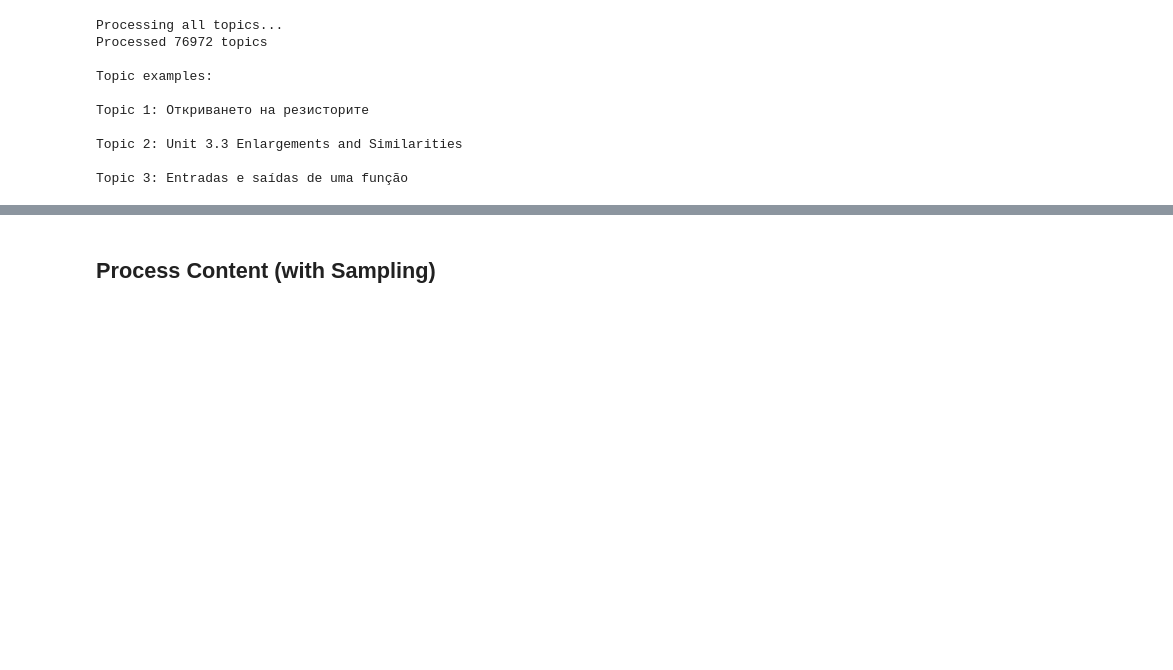
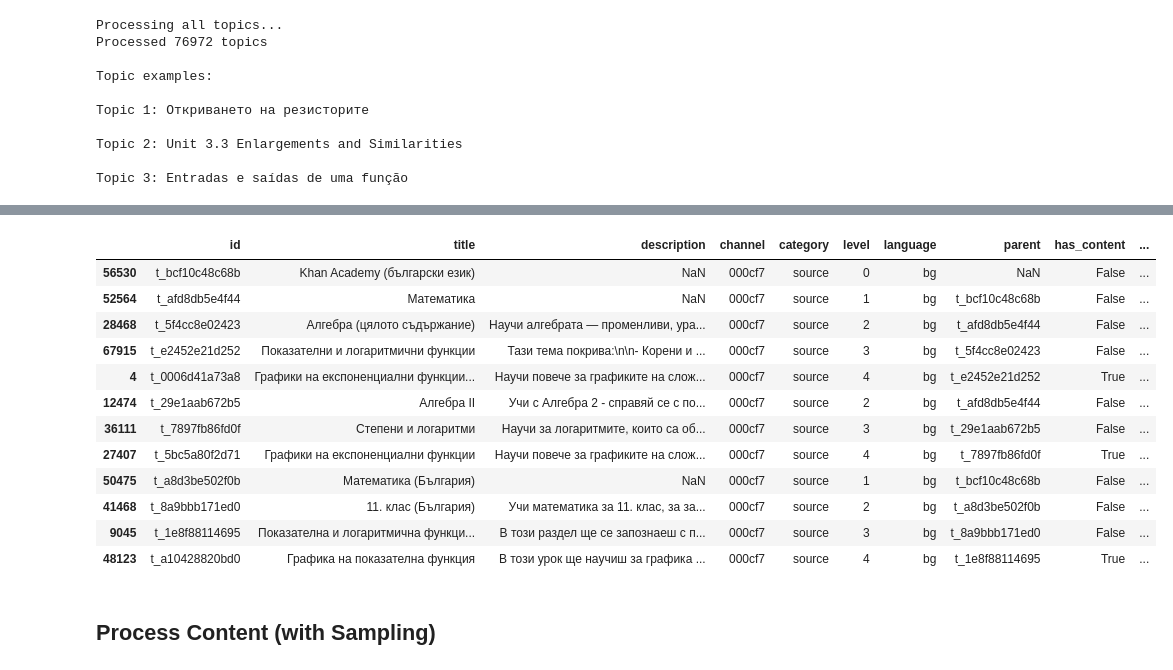
Before and after one commit to pablowatfi/topic-pred, a Jupyter notebook: notebooks/topic_prediction_training_refactored.ipynb, the cells around one changed output, grey strips where cells are left out. Cells and saved outputs as stored; diff of their text form; code cells hidden in the pictures; blank space fills up the shorter version.

```diff
--- a/notebooks/topic_prediction_training_refactored.ipynb
+++ b/notebooks/topic_prediction_training_refactored.ipynb
@@ -173,3 +250,19 @@ Topic 3: Entradas e saídas de uma função
+# %%
+tops
+# %% [output]
+|  | id | title | description | channel | category | level | language | parent | has_content | ... |
+| 56530 | t_bcf10c48c68b | Khan Academy (български език) | NaN | 000cf7 | source | 0 | bg | NaN | False | ... |
+| 52564 | t_afd8db5e4f44 | Математика | NaN | 000cf7 | source | 1 | bg | t_bcf10c48c68b | False | ... |
+| 28468 | t_5f4cc8e02423 | Алгебра (цялото съдържание) | Научи алгебрата — променливи, ура... | 000cf7 | source | 2 | bg | t_afd8db5e4f44 | False | ... |
+| 67915 | t_e2452e21d252 | Показателни и логаритмични функции | Тази тема покрива:\n\n- Корени и ... | 000cf7 | source | 3 | bg | t_5f4cc8e02423 | False | ... |
+| 4 | t_0006d41a73a8 | Графики на експоненциални функции... | Научи повече за графиките на слож... | 000cf7 | source | 4 | bg | t_e2452e21d252 | True | ... |
+| 12474 | t_29e1aab672b5 | Алгебра II | Учи с Алгебра 2 - справяй се с по... | 000cf7 | source | 2 | bg | t_afd8db5e4f44 | False | ... |
+| 36111 | t_7897fb86fd0f | Степени и логаритми | Научи за логаритмите, които са об... | 000cf7 | source | 3 | bg | t_29e1aab672b5 | False | ... |
+| 27407 | t_5bc5a80f2d71 | Графики на експоненциални функции | Научи повече за графиките на слож... | 000cf7 | source | 4 | bg | t_7897fb86fd0f | True | ... |
+| 50475 | t_a8d3be502f0b | Математика (България) | NaN | 000cf7 | source | 1 | bg | t_bcf10c48c68b | False | ... |
+| 41468 | t_8a9bbb171ed0 | 11. клас (България) | Учи математика за 11. клас, за за... | 000cf7 | source | 2 | bg | t_a8d3be502f0b | False | ... |
+| 9045 | t_1e8f88114695 | Показателна и логаритмична функци... | В този раздел ще се запознаеш с п... | 000cf7 | source | 3 | bg | t_8a9bbb171ed0 | False | ... |
+| 48123 | t_a10428820bd0 | Графика на показателна функция | В този урок ще научиш за графика ... | 000cf7 | source | 4 | bg | t_1e8f88114695 | True | ... |
 # %% [markdown]
 ## Process Content (with Sampling)
 # %%
```
Also changed, not shown: parts of 7 cells of this notebook, 3 other files.
